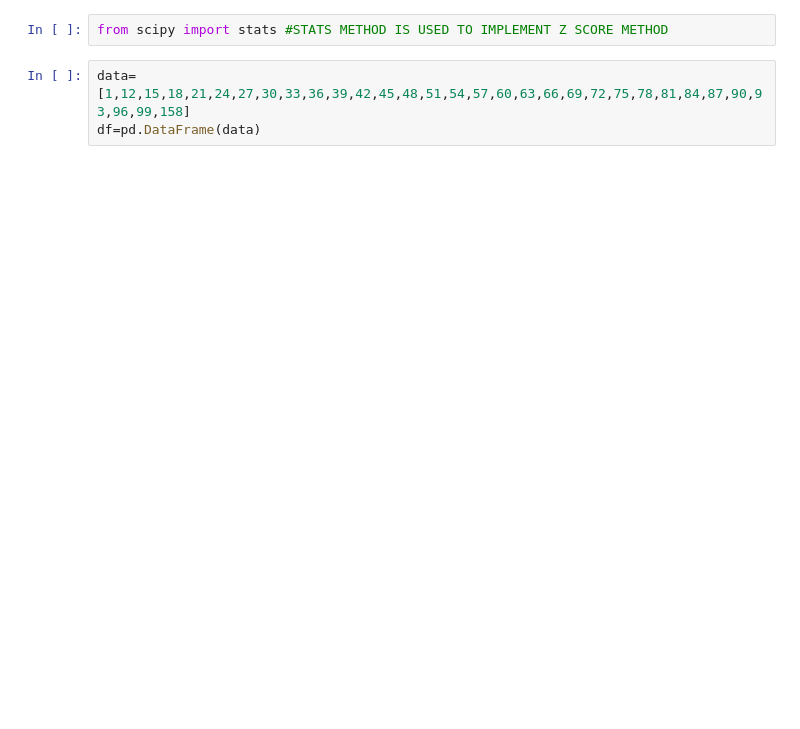
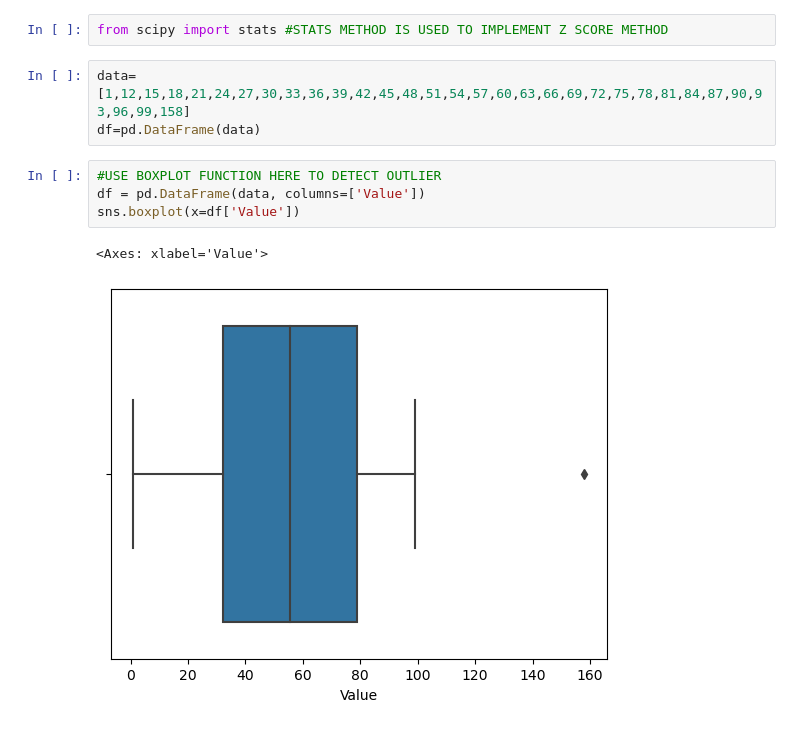
Before and after one commit to akash7812/exno1, a Jupyter notebook: EXNO1_DS.ipynb, the cells around one changed output. Drawn from its saved outputs; the diff is of its cells as text; blank space fills up the shorter version.

```diff
--- a/EXNO1_DS.ipynb
+++ b/EXNO1_DS.ipynb
@@ -225,3 +270,10 @@ from scipy import stats #STATS METHOD IS USED TO IMPLEMENT Z SCORE METHOD
 # %%
 data=[1,12,15,18,21,24,27,30,33,36,39,42,45,48,51,54,57,60,63,66,69,72,75,78,81,84,87,90,93,96,99,158]
 df=pd.DataFrame(data)
+# %%
+#USE BOXPLOT FUNCTION HERE TO DETECT OUTLIER
+df = pd.DataFrame(data, columns=['Value'])
+sns.boxplot(x=df['Value'])
+# %% [output]
+<Axes: xlabel='Value'>
+[figure, added]
```
Also changed, not shown: parts of 13 cells of this notebook, 17 other files.
